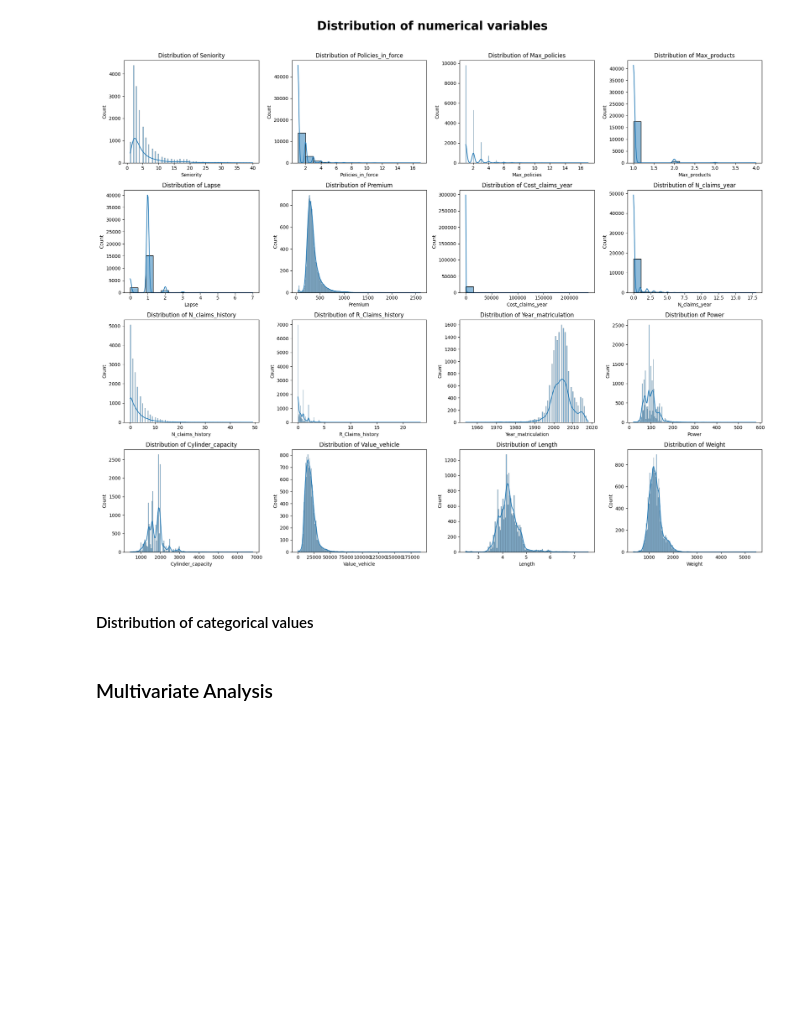
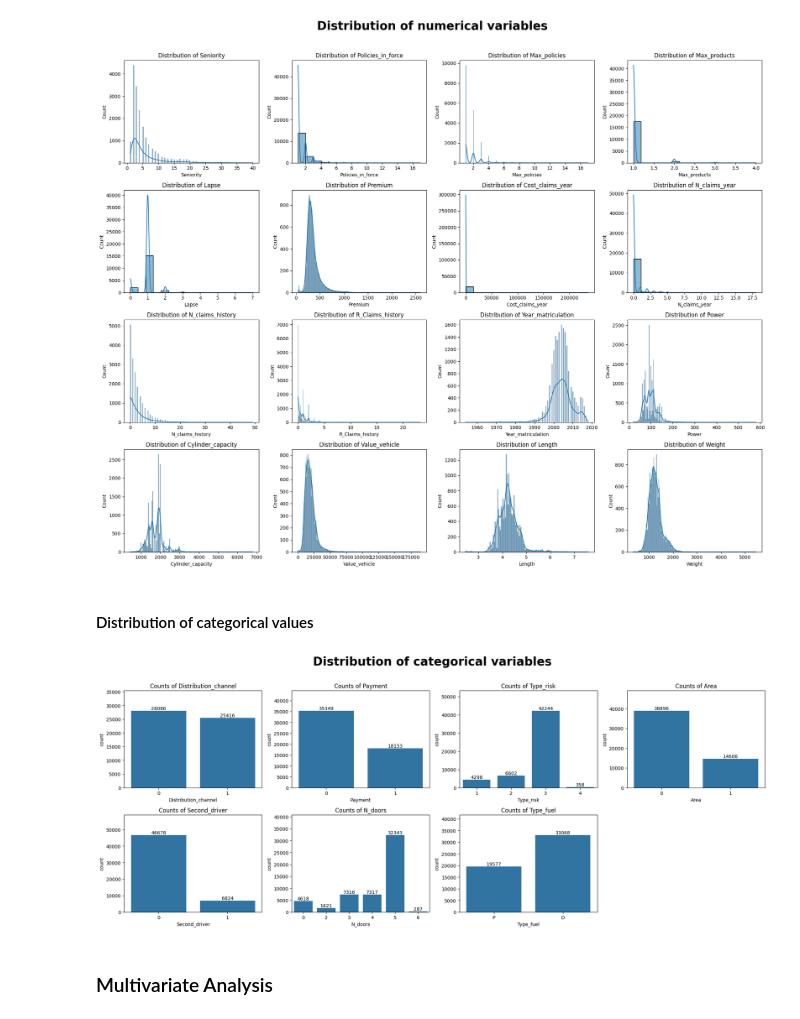
Before and after one commit to Khanh-Lu/Capstone2-Motor-Insurance-AI, a Jupyter notebook: Models Developing/Car_Premium_AutoPricing_Part3.ipynb, the cells around one changed output. Saved outputs shown, nothing was run; the diff lists cells and outputs as text; code cells hidden in the pictures; blank space fills up the shorter version.

```diff
--- a/Models Developing/Car_Premium_AutoPricing_Part3.ipynb
+++ b/Models Developing/Car_Premium_AutoPricing_Part3.ipynb
@@ -209,32 +209,34 @@ plt.show()
 # %% [markdown]
 #### Distribution of categorical values
 # %%
-# n_cols = 4
-# n_rows = (len(cat_cols) + n_cols - 1) // n_cols
+n_cols = 4
+n_rows = (len(cat_cols) + n_cols - 1) // n_cols
 
-# fig, axes = plt.subplots(n_rows, n_cols, figsize=(n_cols*5, n_rows*4))
-# axes = axes.flatten()
+fig, axes = plt.subplots(n_rows, n_cols, figsize=(n_cols*5, n_rows*4))
+axes = axes.flatten()
 
-# for i, col in enumerate(cat_cols):
-#     sns.countplot(data=df, x=col, ax=axes[i])
-#     axes[i].set_title(f'Counts of {col}')
+for i, col in enumerate(cat_cols):
+    sns.countplot(data=df, x=col, ax=axes[i])
+    axes[i].set_title(f'Counts of {col}')
 
-#     # Add count labels on bars
-#     for container in axes[i].containers:
-#         axes[i].bar_label(container)
+    # Add count labels on bars
+    for container in axes[i].containers:
+        axes[i].bar_label(container)
 
-#     # Increase y-limit by 20%
-#     current_ylim = axes[i].get_ylim()
-#     axes[i].set_ylim([0, current_ylim[1] * 1.2])
+    # Increase y-limit by 20%
+    current_ylim = axes[i].get_ylim()
+    axes[i].set_ylim([0, current_ylim[1] * 1.2])
 
-# # Hide unused subplots
-# for j in range(len(cat_cols), len(axes)):
-#     axes[j].set_visible(False)
+# Hide unused subplots
+for j in range(len(cat_cols), len(axes)):
+    axes[j].set_visible(False)
 
-# fig.suptitle("Distribution of categorical variables", size=25,fontweight='bold', y=1.02)
+fig.suptitle("Distribution of categorical variables", size=25,fontweight='bold', y=1.02)
 
-# plt.tight_layout()
-# plt.show()
+plt.tight_layout()
+plt.show()
+# %% [output]
+[figure, added]
 # %% [markdown]
 ### Multivariate Analysis
 # %% [markdown]
```
Also changed, not shown: parts of 96 cells of this notebook.
